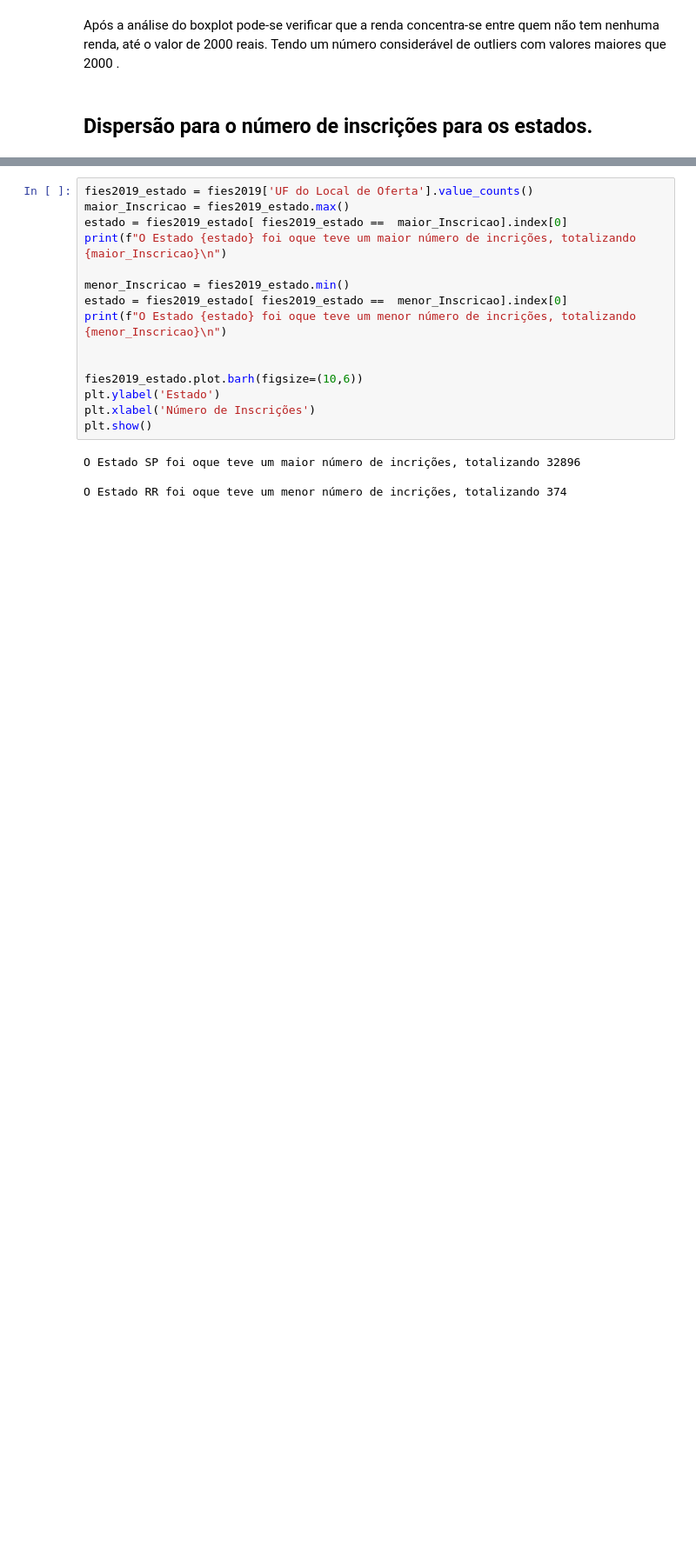
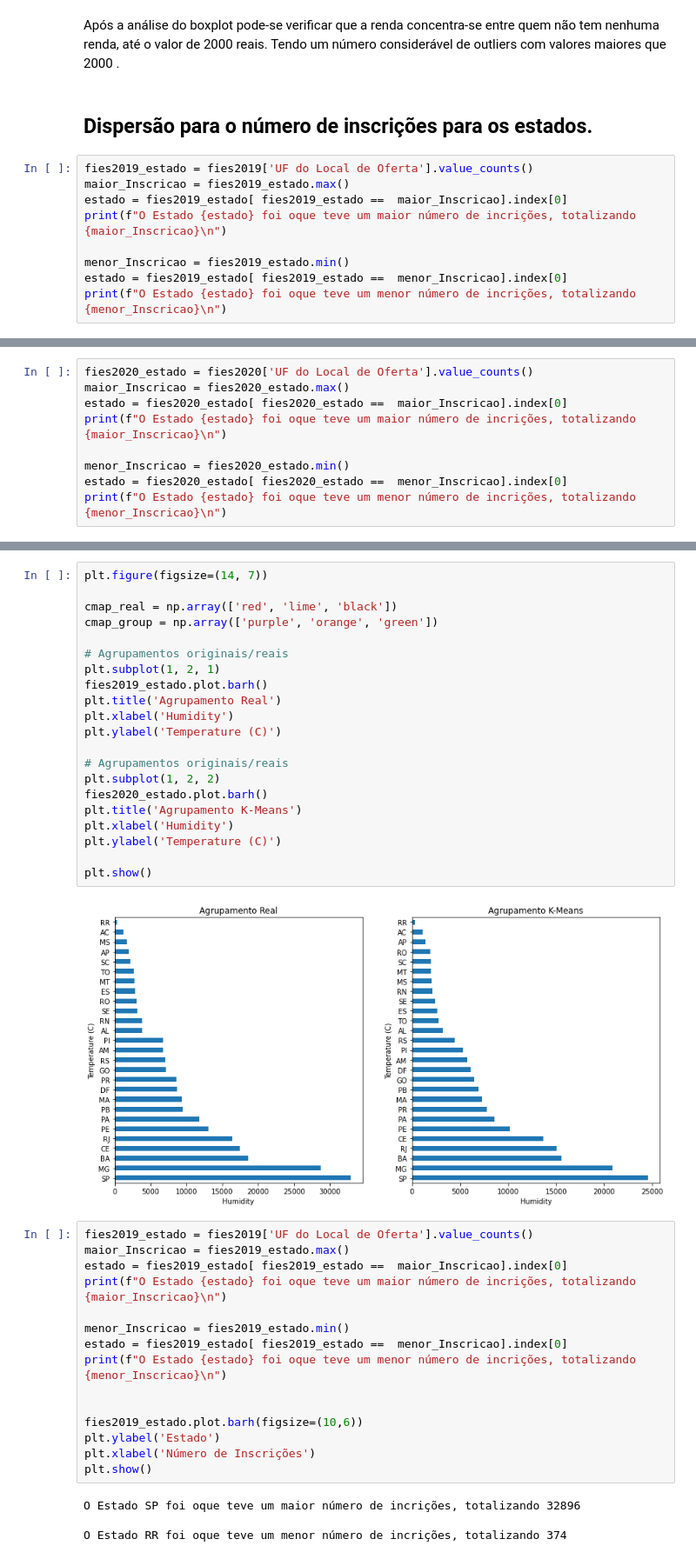
Before and after one commit to juliacfaria/ProjetoCienciaDeDados, a Jupyter notebook: Code/TpDados.ipynb, the cells around one changed output, grey strips where cells are left out. Shown at 87% size. Saved outputs shown, nothing was run; the diff lists cells and outputs as text; blank space fills up the shorter version.

```diff
--- a/Code/TpDados.ipynb
+++ b/Code/TpDados.ipynb
@@ -48,3 +72,12 @@ plt.show()
 Após a análise do boxplot pode-se verificar que a renda concentra-se entre quem não tem nenhuma renda, até o valor de 2000 reais. Tendo um número considerável de outliers com valores maiores que 2000 .
 # %% [markdown]
 ## Dispersão para o número de inscrições para os estados.
+# %%
+fies2019_estado = fies2019['UF do Local de Oferta'].value_counts()
+maior_Inscricao = fies2019_estado.max()
+estado = fies2019_estado[ fies2019_estado ==  maior_Inscricao].index[0]
+print(f"O Estado {estado} foi oque teve um maior número de incrições, totalizando {maior_Inscricao}\n")
+
+menor_Inscricao = fies2019_estado.min()
+estado = fies2019_estado[ fies2019_estado ==  menor_Inscricao].index[0]
+print(f"O Estado {estado} foi oque teve um menor número de incrições, totalizando {menor_Inscricao}\n")
@@ -50,0 +88,9 @@ Após a análise do boxplot pode-se verificar que a renda concentra-se entre que
+# %%
+fies2020_estado = fies2020['UF do Local de Oferta'].value_counts()
+maior_Inscricao = fies2020_estado.max()
+estado = fies2020_estado[ fies2020_estado ==  maior_Inscricao].index[0]
+print(f"O Estado {estado} foi oque teve um maior número de incrições, totalizando {maior_Inscricao}\n")
+
+menor_Inscricao = fies2020_estado.min()
+estado = fies2020_estado[ fies2020_estado ==  menor_Inscricao].index[0]
+print(f"O Estado {estado} foi oque teve um menor número de incrições, totalizando {menor_Inscricao}\n")
@@ -51,3 +101,26 @@ Após a análise do boxplot pode-se verificar que a renda concentra-se entre que
+# %%
+plt.figure(figsize=(14, 7))
+
+cmap_real = np.array(['red', 'lime', 'black'])
+cmap_group = np.array(['purple', 'orange', 'green'])
+
+# Agrupamentos originais/reais
+plt.subplot(1, 2, 1)
+fies2019_estado.plot.barh()
+plt.title('Agrupamento Real')
+plt.xlabel('Humidity')
+plt.ylabel('Temperature (C)')
+
+# Agrupamentos originais/reais
+plt.subplot(1, 2, 2)
+fies2020_estado.plot.barh()
+plt.title('Agrupamento K-Means')
+plt.xlabel('Humidity')
+plt.ylabel('Temperature (C)')
+
+plt.show()
+# %% [output]
+[figure, added]
 # %%
 fies2019_estado = fies2019['UF do Local de Oferta'].value_counts()
 maior_Inscricao = fies2019_estado.max()
```
Also changed, not shown: parts of 17 cells of this notebook.
